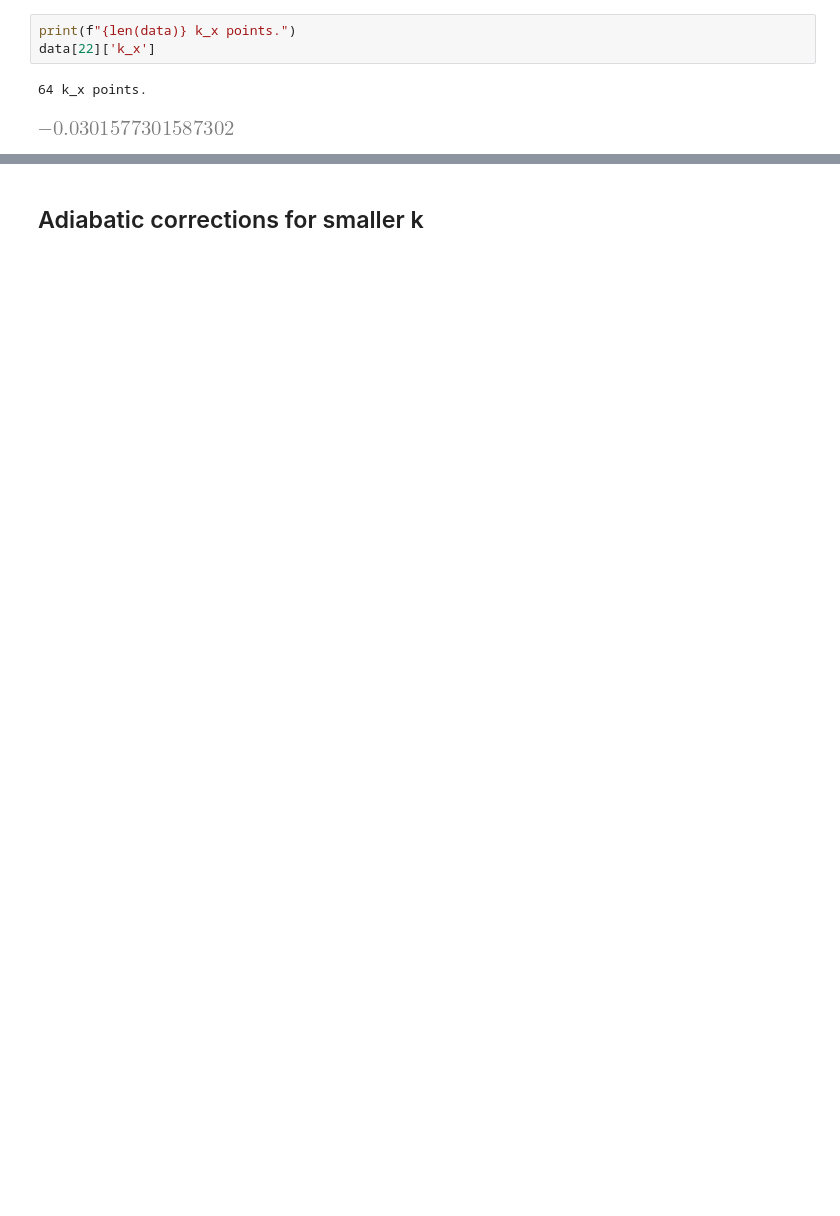
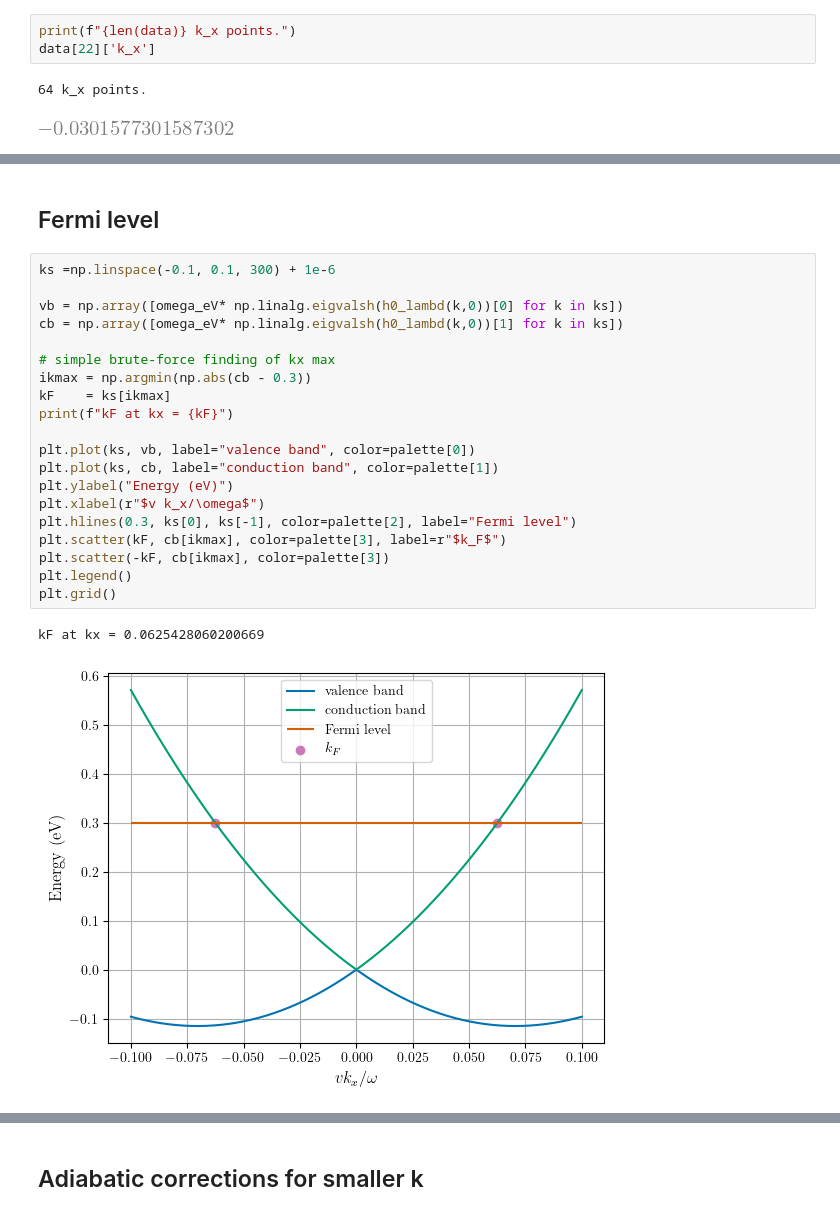
Before and after one commit to howbgl/Floquet_Dirac_ttp, a Jupyter notebook: thesis-adiabatic-correction.ipynb, the cells around one changed output, grey strips where cells are left out. Drawn from its saved outputs; the diff is of its cells as text; blank space fills up the shorter version.

Commit message:
Some convergence tests and try to include fermi level.

```diff
--- a/thesis-adiabatic-correction.ipynb
+++ b/thesis-adiabatic-correction.ipynb
@@ -464,0 +473,25 @@ data[22]['k_x']
+# %% [markdown]
+## Fermi level
+# %%
+ks =np.linspace(-0.1, 0.1, 300) + 1e-6
+
+vb = np.array([omega_eV* np.linalg.eigvalsh(h0_lambd(k,0))[0] for k in ks])
+cb = np.array([omega_eV* np.linalg.eigvalsh(h0_lambd(k,0))[1] for k in ks])
+
+# simple brute-force finding of kx max
+ikmax = np.argmin(np.abs(cb - 0.3))
+kF    = ks[ikmax]
+print(f"kF at kx = {kF}")
+
+plt.plot(ks, vb, label="valence band", color=palette[0])
+plt.plot(ks, cb, label="conduction band", color=palette[1])
+plt.ylabel("Energy (eV)")
+plt.xlabel(r"$v k_x/\omega$")
+plt.hlines(0.3, ks[0], ks[-1], color=palette[2], label="Fermi level")
+plt.scatter(kF, cb[ikmax], color=palette[3], label=r"$k_F$")
+plt.scatter(-kF, cb[ikmax], color=palette[3])
+plt.legend()
+plt.grid()
+# %% [output]
+kF at kx = 0.0625428060200669
+[figure, added]
```
Also changed, not shown: parts of 12 cells of this notebook, 2 other files.
